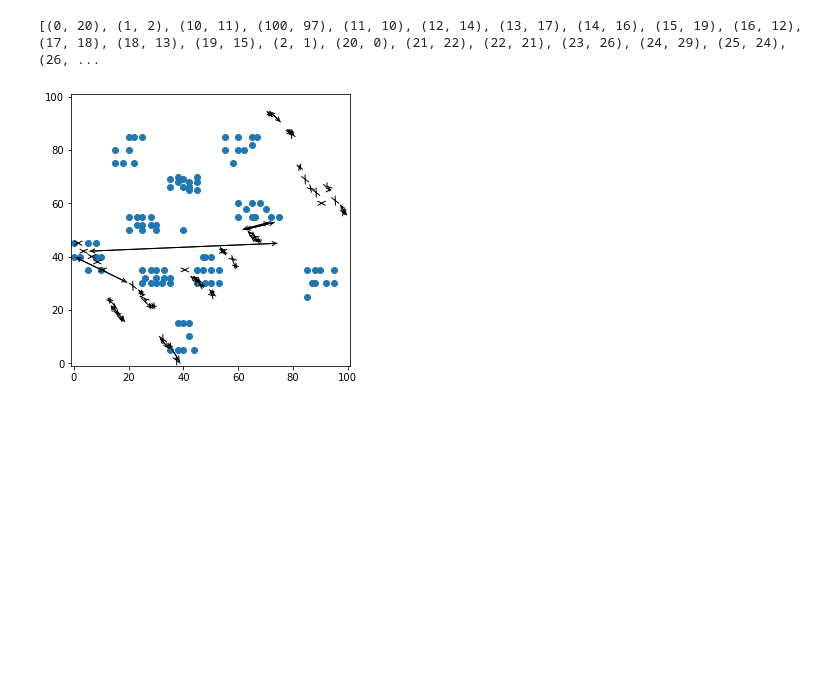
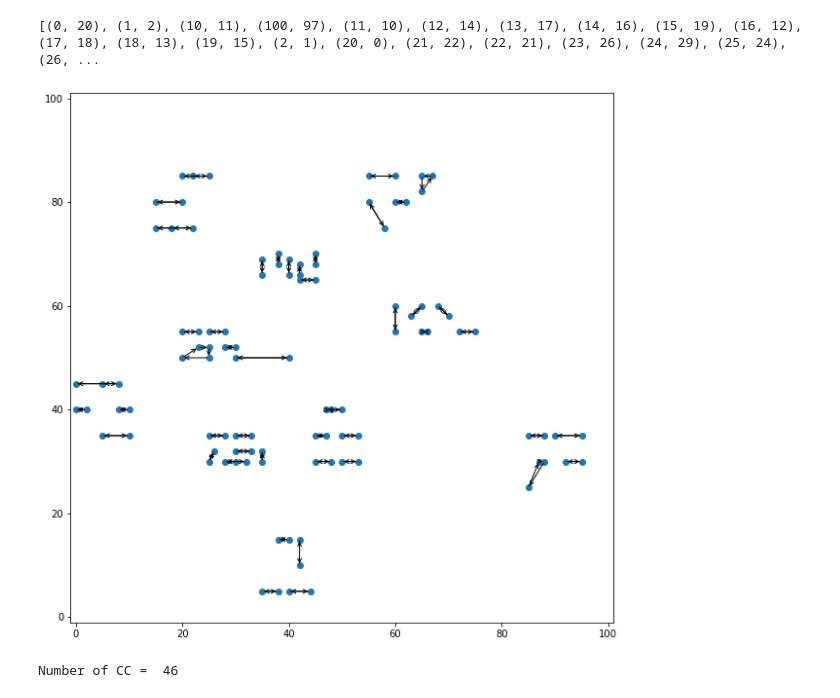
Before and after one commit to Panichito/QTFT-MO-Quizzes, a Jupyter notebook: Module6_TSP.ipynb, the cells around one changed output. Saved outputs shown, nothing was run; the diff lists cells and outputs as text; code cells hidden in the pictures; blank space fills up the shorter version.

```diff
--- a/Module6_TSP.ipynb
+++ b/Module6_TSP.ipynb
@@ -90,17 +88,26 @@ print(routes)
 # %% [output]
 [(0, 20), (1, 2), (10, 11), (100, 97), (11, 10), (12, 14), (13, 17), (14, 16), (15, 19), (16, 12), (17, 18), (18, 13), (19, 15), (2, 1), (20, 0), (21, 22), (22, 21), (23, 26), (24, 29), (25, 24), (26, ...
 # %%
-plt.figure(figsize=(5, 5))
+plt.figure(figsize=(10, 10))
 plt.scatter(df_master['X_CORR'], df_master['Y_CORR'])
 
 plt.xlim([-1, 101])
 plt.ylim([-1, 101])
 
 arrowprops=dict(arrowstyle='->')
 for i, j in routes:
-    plt.annotate('', xy=[df_master.iloc[j][0], df_master.iloc[j][1]], xytext=[df_master.iloc[i][0], df_master.iloc[i][1]], arrowprops=arrowprops)
+    #print(i, j, df_master.iloc[j][0], df_master.iloc[j][1])
+    plt.annotate('', xy=[df_master.iloc[j]['X_CORR'], df_master.iloc[j]['Y_CORR']], xytext=[df_master.iloc[i]['X_CORR'], df_master.iloc[i]['Y_CORR']], arrowprops=arrowprops)
 
 plt.show()
 # %% [output]
-[figure, old version]
+[figure, new version]
+# %%
+G=nx.Graph()
+G.add_nodes_from(range(n_point))
+for e in routes:
+    G.add_edge(e[0], e[1])
+print('Number of CC = ', nx.number_connected_components(G))
+# %% [output]
+Number of CC =  46
 # %%
```
Also changed, not shown: parts of 4 cells of this notebook.
